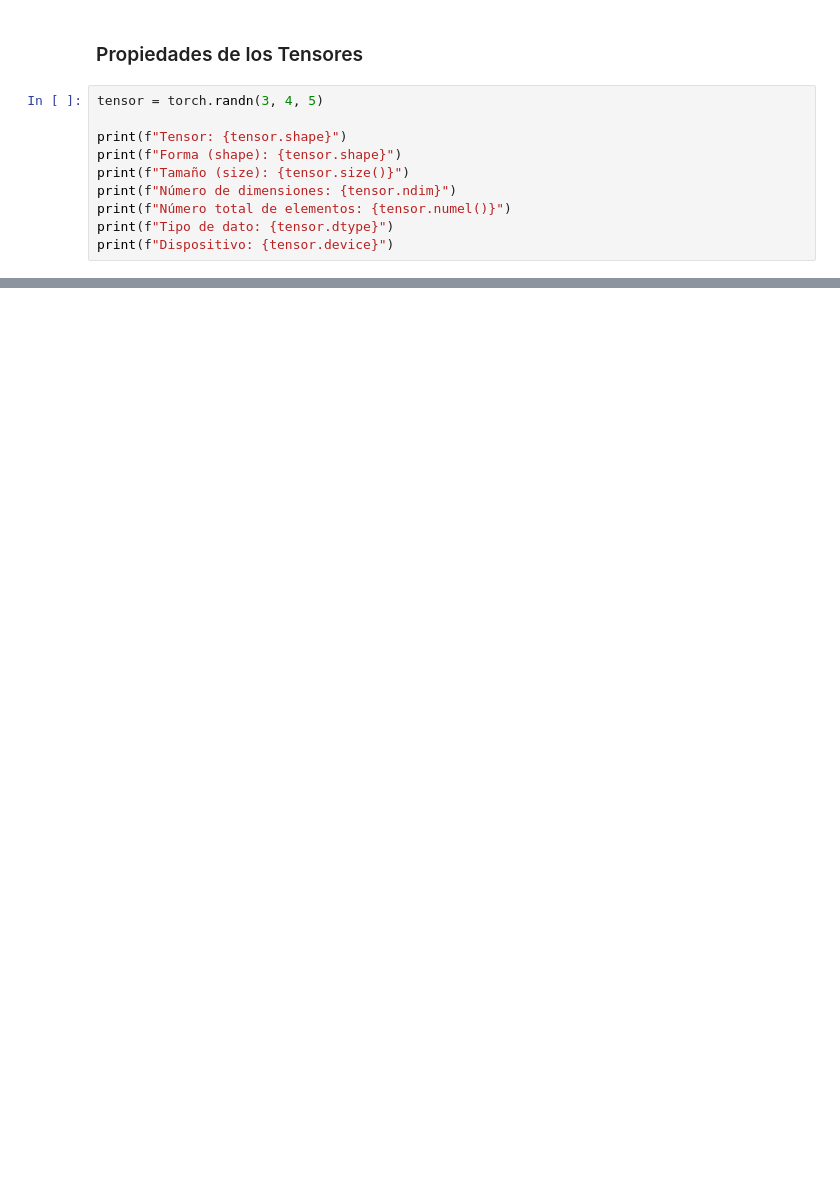
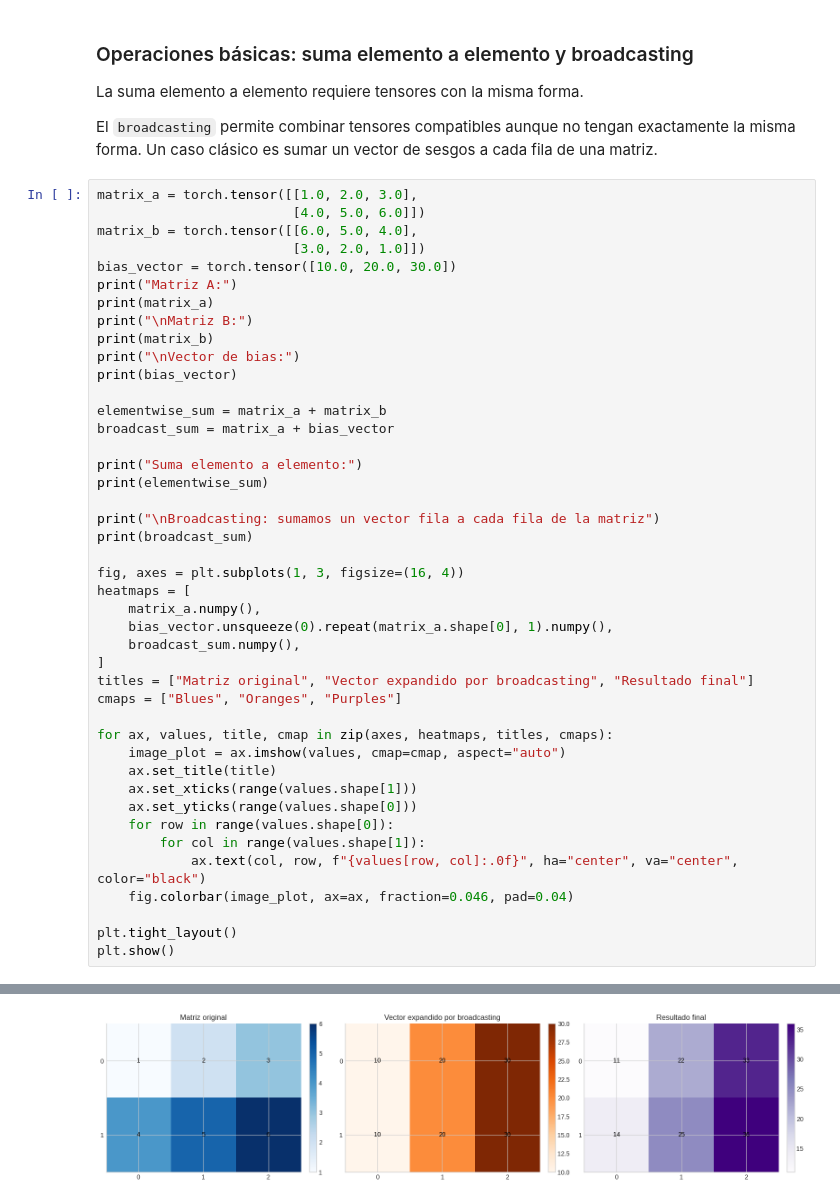
Before and after one commit to SantiagoVBlasL/aprendizaje-profundo-unsam, a Jupyter notebook: 01_intro_deep_learning/01_python_pytorch_tensors.ipynb, the cells around one changed output, grey strips where cells are left out. Saved outputs shown, nothing was run; the diff lists cells and outputs as text; blank space fills up the shorter version.

```diff
--- a/01_intro_deep_learning/01_python_pytorch_tensors.ipynb
+++ b/01_intro_deep_learning/01_python_pytorch_tensors.ipynb
@@ -155,13 +222,50 @@ tensor([[7.5000, 7.5000, 7.5000],
 # %% [markdown]
-### Propiedades de los Tensores
+### Operaciones básicas: suma elemento a elemento y broadcasting
+
+La suma elemento a elemento requiere tensores con la misma forma.
+
+El `broadcasting` permite combinar tensores compatibles aunque no tengan exactamente la misma forma. Un caso clásico es sumar un vector de sesgos a cada fila de una matriz.
 # %%
-tensor = torch.randn(3, 4, 5)
+matrix_a = torch.tensor([[1.0, 2.0, 3.0],
+                         [4.0, 5.0, 6.0]])
+matrix_b = torch.tensor([[6.0, 5.0, 4.0],
+                         [3.0, 2.0, 1.0]])
+bias_vector = torch.tensor([10.0, 20.0, 30.0])
+print("Matriz A:")
+print(matrix_a)
+print("\nMatriz B:")
+print(matrix_b)
+print("\nVector de bias:")
+print(bias_vector)
 
-print(f"Tensor: {tensor.shape}")
-print(f"Forma (shape): {tensor.shape}")
-print(f"Tamaño (size): {tensor.size()}")
-print(f"Número de dimensiones: {tensor.ndim}")
-print(f"Número total de elementos: {tensor.numel()}")
-print(f"Tipo de dato: {tensor.dtype}")
-print(f"Dispositivo: {tensor.device}")
+elementwise_sum = matrix_a + matrix_b
+broadcast_sum = matrix_a + bias_vector
+
+print("Suma elemento a elemento:")
+print(elementwise_sum)
+
+print("\nBroadcasting: sumamos un vector fila a cada fila de la matriz")
+print(broadcast_sum)
+
+fig, axes = plt.subplots(1, 3, figsize=(16, 4))
+heatmaps = [
+    matrix_a.numpy(),
+    bias_vector.unsqueeze(0).repeat(matrix_a.shape[0], 1).numpy(),
+    broadcast_sum.numpy(),
+]
+titles = ["Matriz original", "Vector expandido por broadcasting", "Resultado final"]
+cmaps = ["Blues", "Oranges", "Purples"]
+
+for ax, values, title, cmap in zip(axes, heatmaps, titles, cmaps):
+    image_plot = ax.imshow(values, cmap=cmap, aspect="auto")
+    ax.set_title(title)
+    ax.set_xticks(range(values.shape[1]))
+    ax.set_yticks(range(values.shape[0]))
+    for row in range(values.shape[0]):
+        for col in range(values.shape[1]):
+            ax.text(col, row, f"{values[row, col]:.0f}", ha="center", va="center", color="black")
+    fig.colorbar(image_plot, ax=ax, fraction=0.046, pad=0.04)
+
+plt.tight_layout()
+plt.show()
 # %% [output]
@@ -175 +289,2 @@ Dispositivo: cpu
+[figure, added]
 # %% [markdown]
```
Also changed, not shown: parts of 46 cells of this notebook.
